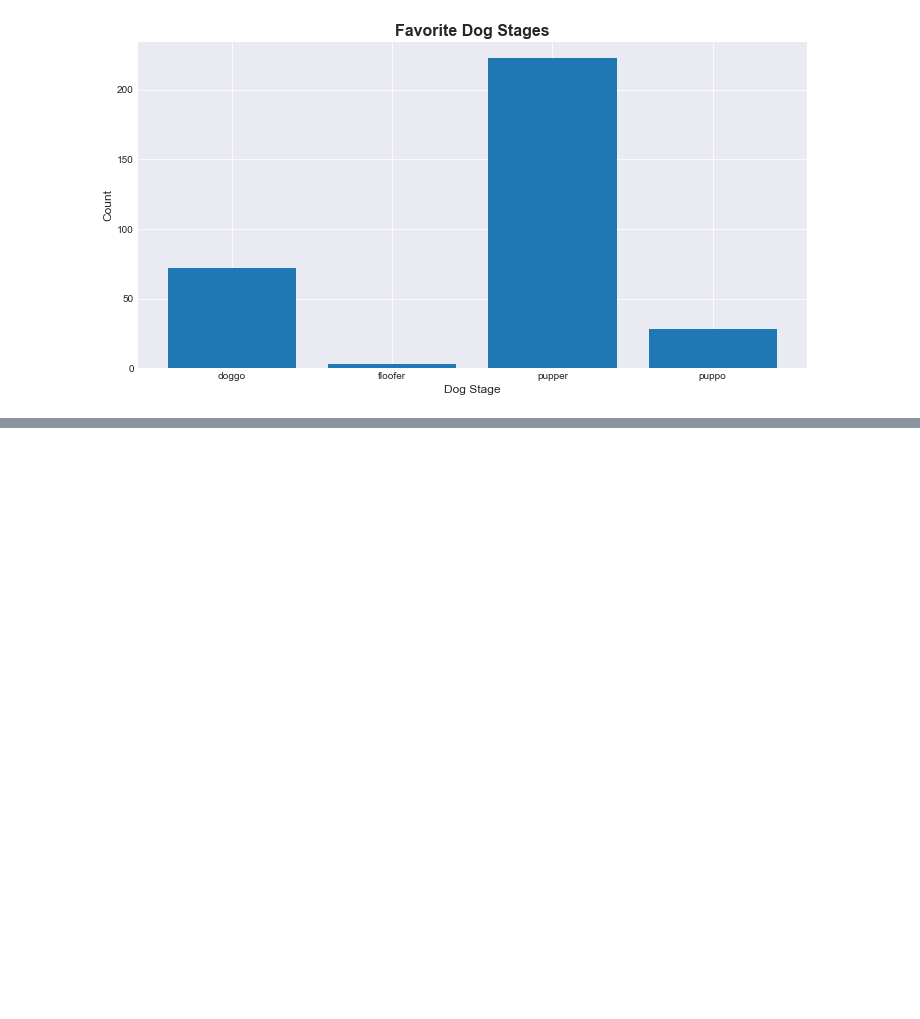
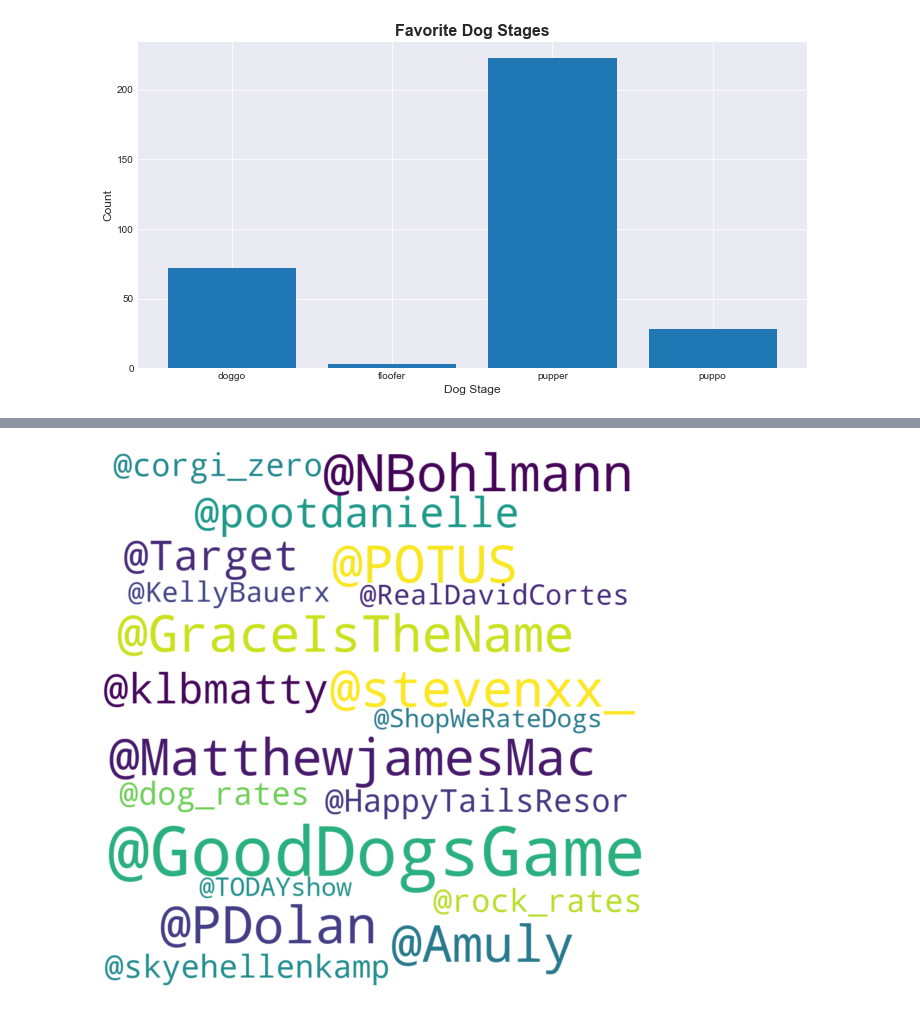
Before and after one commit to orspain/Udacity-DAND, a Jupyter notebook: Project 4 Data Wrangling/Visualize.ipynb, the cells around one changed output, grey strips where cells are left out. Drawn from its saved outputs; the diff is of its cells as text; code cells hidden in the pictures; blank space fills up the shorter version.

```diff
--- a/Project 4 Data Wrangling/Visualize.ipynb
+++ b/Project 4 Data Wrangling/Visualize.ipynb
@@ -156,0 +249,34 @@ plt.savefig('favorite-dogs.png')
+# %%
+mentions = []
+mention_pattern = re.compile(r"@[a-zA-Z_]+")
+mention_matches = list(df['text'].apply(mention_pattern.findall))
+mentions_dict = {}
+for match in mention_matches:
+    for singlematch in match:
+        if singlematch not in mentions_dict.keys():
+            mentions_dict[singlematch] = 1
+        else:
+            mentions_dict[singlematch] = mentions_dict[singlematch]+1
+# %%
+#Create an ordered list of tuples with the most mentioned users and #the number of times they have been mentioned
+mentions_ordered_list =sorted(mentions_dict.items(), key=lambda x:x[1])
+mentions_ordered_list = mentions_ordered_list[::-1]
+#Pick the 20 top mentioned users to plot and separate the previous #list into two list: one with the users and one with the values
+mentions_ordered_values = []
+mentions_ordered_keys = []
+for item in mentions_ordered_list[0:20]:
+    mentions_ordered_keys.append(item[0])
+    mentions_ordered_values.append(item[1])
+# %%
+#Make a wordcloud representation for the most mentioned accounts too
+mentions_ordered_dict = {}
+for item in mentions_ordered_list[0:20]:
+    mentions_ordered_dict[item[0]] = item[1]
+wordcloud = WordCloud(width=1000, height=1000, random_state=21, max_font_size=200, background_color = 'white').generate_from_frequencies(mentions_ordered_dict)
+plt.figure(figsize=(15, 10))
+plt.imshow(wordcloud, interpolation="bilinear")
+plt.axis('off')
+
+plt.show()
+# %% [output]
+[figure, added]
```
Also changed, not shown: parts of 14 cells of this notebook, 7 other files.
